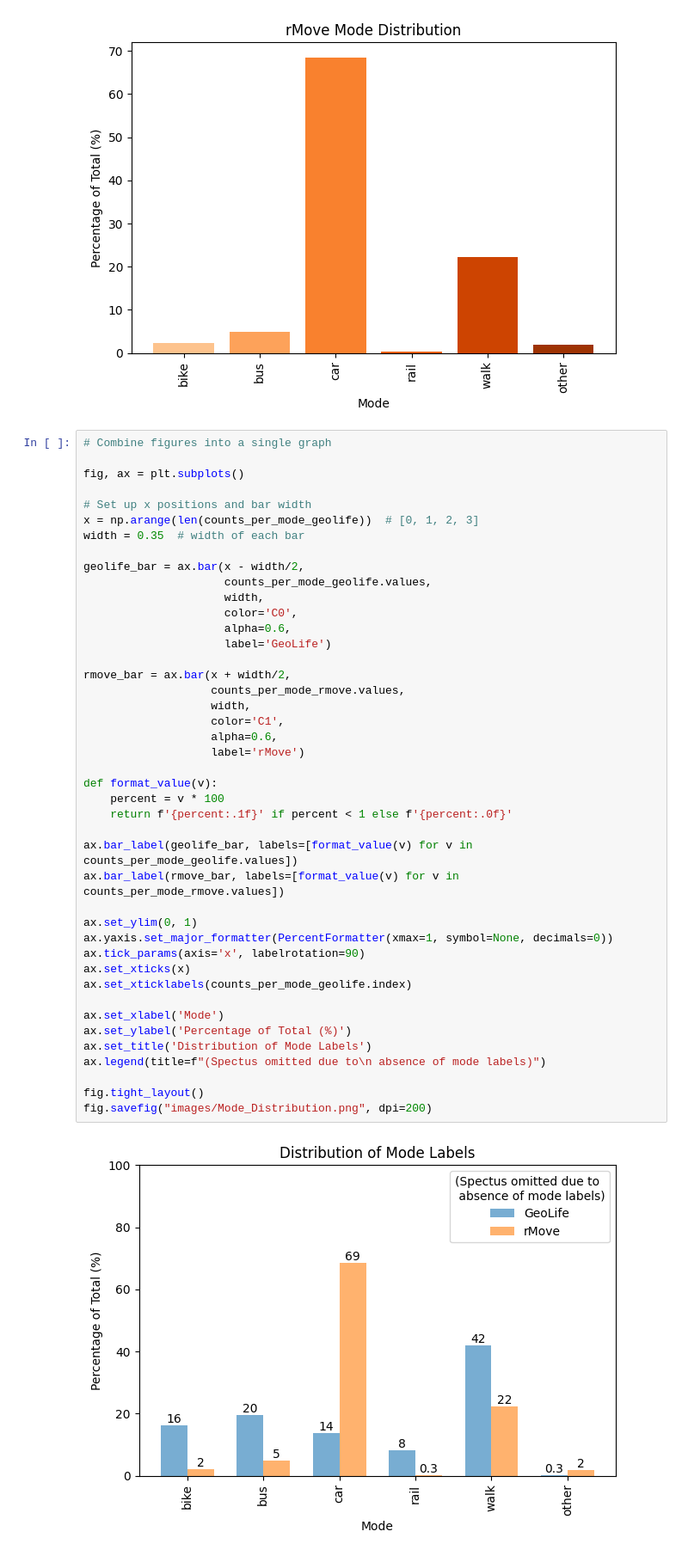
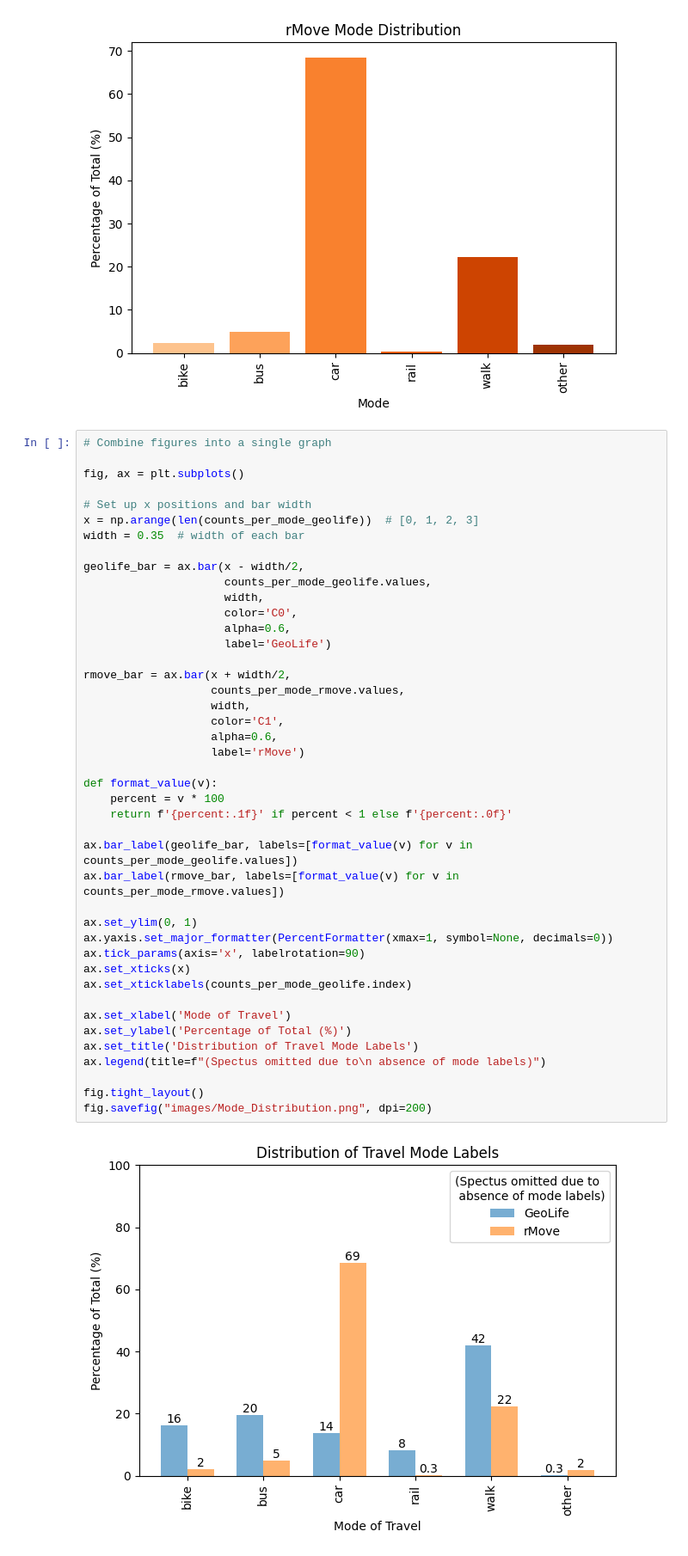
Before and after one commit to UW-THINKlab/mode-analysis, a Jupyter notebook: Dataset_Comparison_Graphs_Mode_of_Travel.ipynb, the cells around one changed output. Shown at 86% size. Cells and saved outputs as stored; diff of their text form.

```diff
--- a/Dataset_Comparison_Graphs_Mode_of_Travel.ipynb
+++ b/Dataset_Comparison_Graphs_Mode_of_Travel.ipynb
@@ -89,33 +89,33 @@ geolife_bar = ax.bar(x - width/2,
                      color='C0',
                      alpha=0.6,
                      label='GeoLife')
 
 rmove_bar = ax.bar(x + width/2,
                    counts_per_mode_rmove.values,
                    width,
                    color='C1',
                    alpha=0.6,
                    label='rMove')
 
 def format_value(v):
     percent = v * 100
     return f'{percent:.1f}' if percent < 1 else f'{percent:.0f}'
 
 ax.bar_label(geolife_bar, labels=[format_value(v) for v in counts_per_mode_geolife.values])
 ax.bar_label(rmove_bar, labels=[format_value(v) for v in counts_per_mode_rmove.values])
 
 ax.set_ylim(0, 1)
 ax.yaxis.set_major_formatter(PercentFormatter(xmax=1, symbol=None, decimals=0))
 ax.tick_params(axis='x', labelrotation=90)
 ax.set_xticks(x)
 ax.set_xticklabels(counts_per_mode_geolife.index)
 
-ax.set_xlabel('Mode')
+ax.set_xlabel('Mode of Travel')
 ax.set_ylabel('Percentage of Total (%)')
-ax.set_title('Distribution of Mode Labels')
+ax.set_title('Distribution of Travel Mode Labels')
 ax.legend(title=f"(Spectus omitted due to\n absence of mode labels)")
 
 fig.tight_layout()
 fig.savefig("images/Mode_Distribution.png", dpi=200)
 # %% [output]
-[figure, old version]
+[figure, new version]
```
Also changed, not shown: 7 other files.
